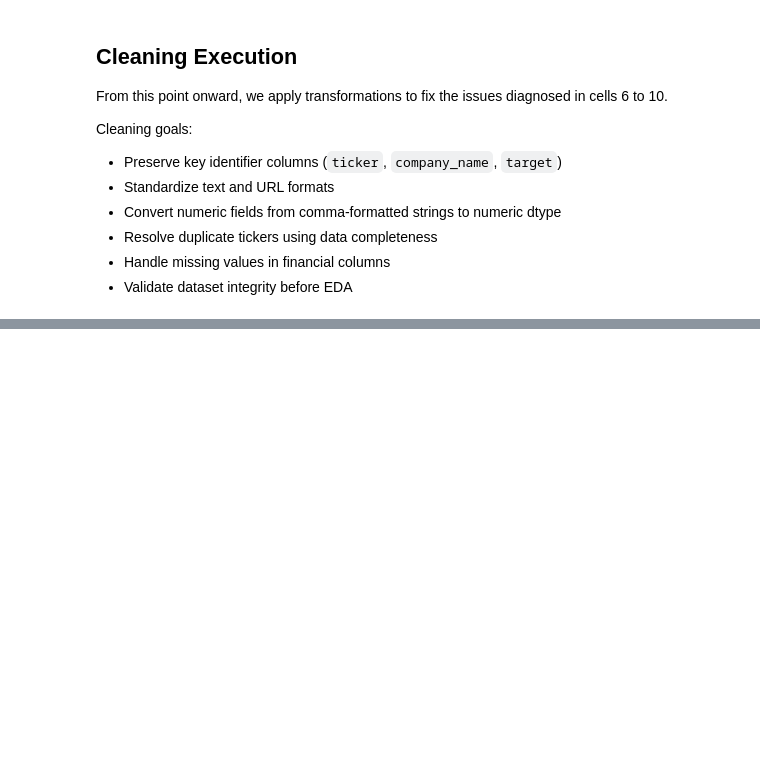
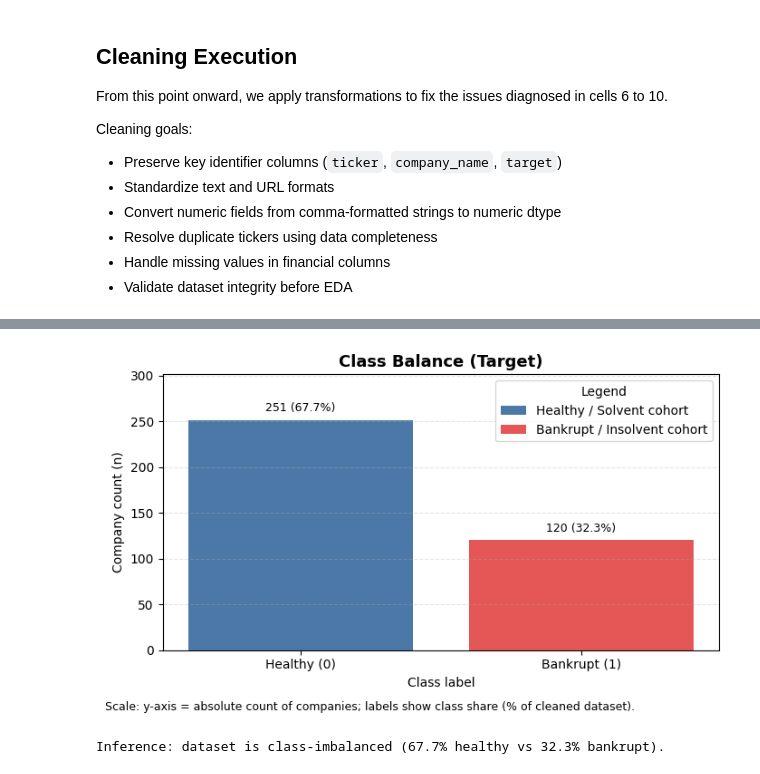
Before and after one commit to pushkqr/corporate-insolvency, a Jupyter notebook: code.ipynb, the cells around one changed output, grey strips where cells are left out. Saved outputs shown, nothing was run; the diff lists cells and outputs as text; code cells hidden in the pictures; blank space fills up the shorter version.

Commit message:
feat(data): refresh insolvency datasets and expand notebook EDA

```diff
--- a/code.ipynb
+++ b/code.ipynb
@@ -142,8 +144,6 @@ df['sector'] = df['sector'].str.title()
 df['industry'] = df['industry'].str.title()
 df['extraction_status'] = df['extraction_status'].str.upper()
 
-# URL normalization helper
-import re
 
 def normalize_url(url):
     if pd.isna(url):
@@ -195,6 +195,8 @@ df = (
       .reset_index(drop=True)
 )
 
+df['intangible_assets'] = df['intangible_assets'].fillna(0)
+
 # 5) STRICT REALISM: drop any row with missing financial values (no median imputation)
 rows_before_strict = len(df)
 df = df.dropna(subset=financial_cols, how='any').copy()
@@ -257,0 +265,74 @@ Saved cleaned file: insolvency_clean.csv
+# %%
+# Use in-memory cleaned dataframe when available; otherwise load the cleaned export.
+if 'df' not in globals():
+    df = pd.read_csv('insolvency_clean.csv', low_memory=False)
+
+print(f"Cleaned shape: {df.shape}")
+print("\nTarget counts:")
+target_counts = df['target'].value_counts(dropna=False).sort_index()
+print(target_counts)
+
+print("\nExtraction status counts:")
+if 'extraction_status' in df.columns:
+    print(df['extraction_status'].fillna('MISSING').value_counts().head(10))
+
+numeric_cols = [
+    'market_cap', 'total_debt', 'intangible_assets', 'cash_and_equivalents',
+    'current_liabilities', 'operating_cash_flow', 'ebitda', 'interest_expense',
+    'net_income', 'total_assets'
+]
+available_numeric = [c for c in numeric_cols if c in df.columns]
+
+display(df[available_numeric].describe().T)
+
+
+label_map = {0: 'Healthy (0)', 1: 'Bankrupt (1)'}
+color_map = {0: '#4C78A8', 1: '#E45756'}
+plot_df = target_counts.rename_axis('target').reset_index(name='count')
+plot_df['label'] = plot_df['target'].map(label_map)
+plot_df['pct'] = (plot_df['count'] / len(df)) * 100
+
+fig, ax = plt.subplots(figsize=(7, 4))
+bars = ax.bar(
+    plot_df['label'],
+    plot_df['count'],
+    color=[color_map[t] for t in plot_df['target']],
+)
+
+ax.set_title('Class Balance (Target)', fontsize=13, weight='bold')
+ax.set_xlabel('Class label')
+ax.set_ylabel('Company count (n)')
+ax.set_ylim(0, max(plot_df['count']) * 1.2)
+ax.grid(axis='y', linestyle='--', alpha=0.35)
+
+for bar, pct in zip(bars, plot_df['pct']):
+    height = bar.get_height()
+    ax.annotate(
+        f"{int(height)} ({pct:.1f}%)",
+        xy=(bar.get_x() + bar.get_width() / 2, height),
+        xytext=(0, 5),
+        textcoords='offset points',
+        ha='center',
+        va='bottom',
+        fontsize=9,
+    )
+
+legend_handles = [
+    Patch(facecolor=color_map[0], label='Healthy / Solvent cohort'),
+    Patch(facecolor=color_map[1], label='Bankrupt / Insolvent cohort'),
+]
+ax.legend(handles=legend_handles, title='Legend', loc='upper right', frameon=True)
+
+fig.text(
+    0.01,
+    -0.02,
+    'Scale: y-axis = absolute count of companies; labels show class share (% of cleaned dataset).',
+    fontsize=9,
+)
+plt.tight_layout()
+plt.show()
+
+bankrupt_pct = (target_counts.get(1, 0) / len(df)) * 100
+healthy_pct = (target_counts.get(0, 0) / len(df)) * 100
+print(f"Inference: dataset is class-imbalanced ({healthy_pct:.1f}% healthy vs {bankrupt_pct:.1f}% bankrupt).")
+# %% [output]
@@ -257,0 +363,2 @@ Saved cleaned file: insolvency_clean.csv
+[figure, added]
+Inference: dataset is class-imbalanced (67.7% healthy vs 32.3% bankrupt).
```
Also changed, not shown: parts of 13 cells of this notebook, 3 other files.
